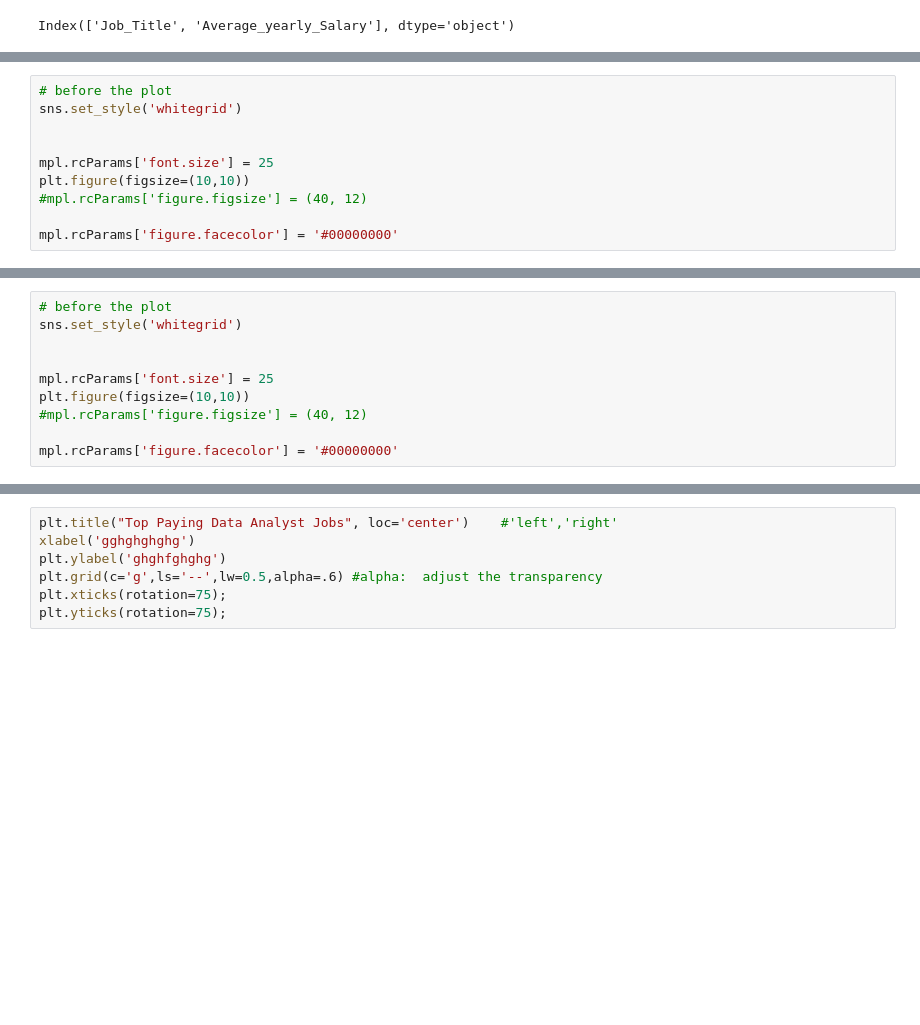
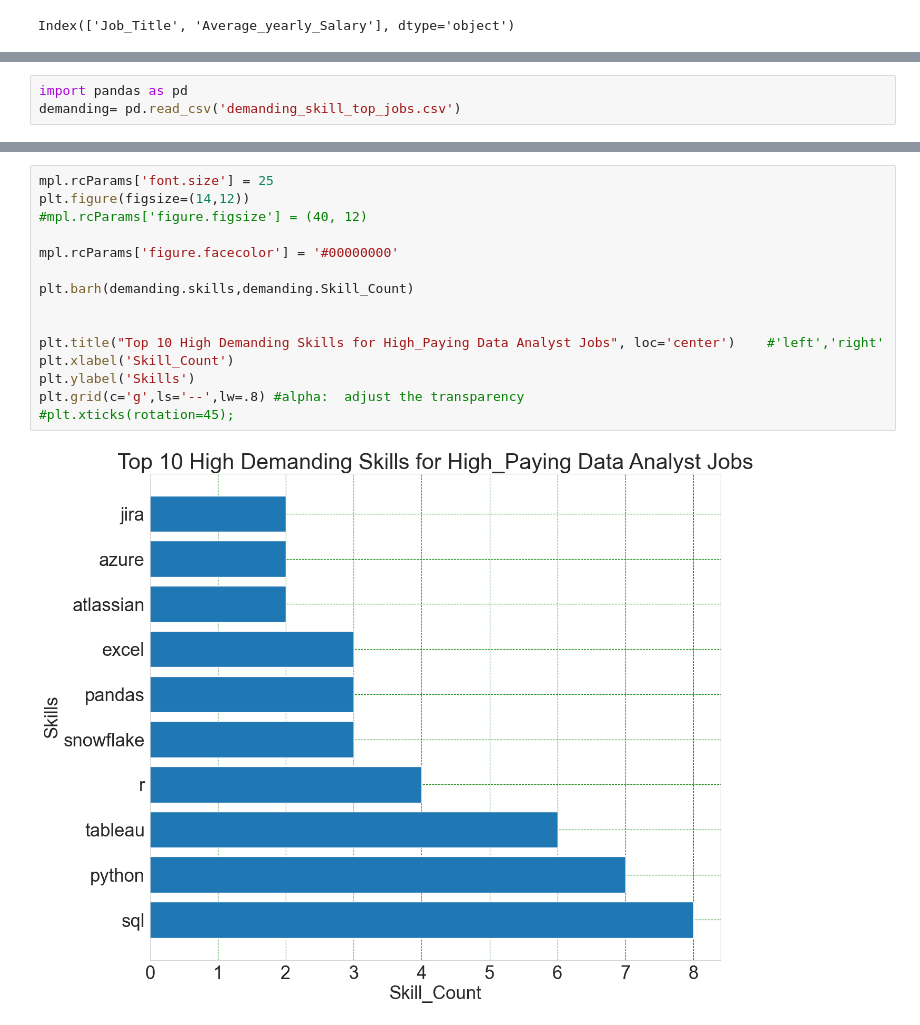
Before and after one commit to Tamirat-Y/SQL_DATA_ANALYSIS_PROJECT, a Jupyter notebook: Untitled.ipynb, the cells around one changed output, grey strips where cells are left out. Saved outputs shown, nothing was run; the diff lists cells and outputs as text; blank space fills up the shorter version.

Commit message:
image update

```diff
--- a/Untitled.ipynb
+++ b/Untitled.ipynb
@@ -38,13 +34,3 @@ plt.grid(c='g',ls='--',lw=2.5) #alpha:  adjust the transparency
 #plt.xticks(rotation=45);
 # %% [output]
 [figure]
-# %%
-# before the plot
-sns.set_style('whitegrid')
-
-
-mpl.rcParams['font.size'] = 25
-plt.figure(figsize=(10,10))
-#mpl.rcParams['figure.figsize'] = (40, 12)
-
-mpl.rcParams['figure.facecolor'] = '#00000000'
@@ -53,10 +37,3 @@ mpl.rcParams['figure.facecolor'] = '#00000000'
-# %%
-# before the plot
-sns.set_style('whitegrid')
-
-
-mpl.rcParams['font.size'] = 25
-plt.figure(figsize=(10,10))
-#mpl.rcParams['figure.figsize'] = (40, 12)
-
-mpl.rcParams['figure.facecolor'] = '#00000000'
+# %%
+import pandas as pd
+demanding= pd.read_csv('demanding_skill_top_jobs.csv')
@@ -63,7 +54,17 @@ mpl.rcParams['figure.facecolor'] = '#00000000'
 # %%
-plt.title("Top Paying Data Analyst Jobs", loc='center')    #'left','right'
-xlabel('gghghghghg')
-plt.ylabel('ghghfghghg')
-plt.grid(c='g',ls='--',lw=0.5,alpha=.6) #alpha:  adjust the transparency
-plt.xticks(rotation=75);
-plt.yticks(rotation=75);
+mpl.rcParams['font.size'] = 25
+plt.figure(figsize=(14,12))
+#mpl.rcParams['figure.figsize'] = (40, 12)
+
+mpl.rcParams['figure.facecolor'] = '#00000000'
+
+plt.barh(demanding.skills,demanding.Skill_Count)
+
+
+plt.title("Top 10 High Demanding Skills for High_Paying Data Analyst Jobs", loc='center')    #'left','right'
+plt.xlabel('Skill_Count')
+plt.ylabel('Skills')
+plt.grid(c='g',ls='--',lw=.8) #alpha:  adjust the transparency
+#plt.xticks(rotation=45);
+# %% [output]
+[figure, added]
```
Also changed, not shown: parts of 3 cells of this notebook, 5 other files.
